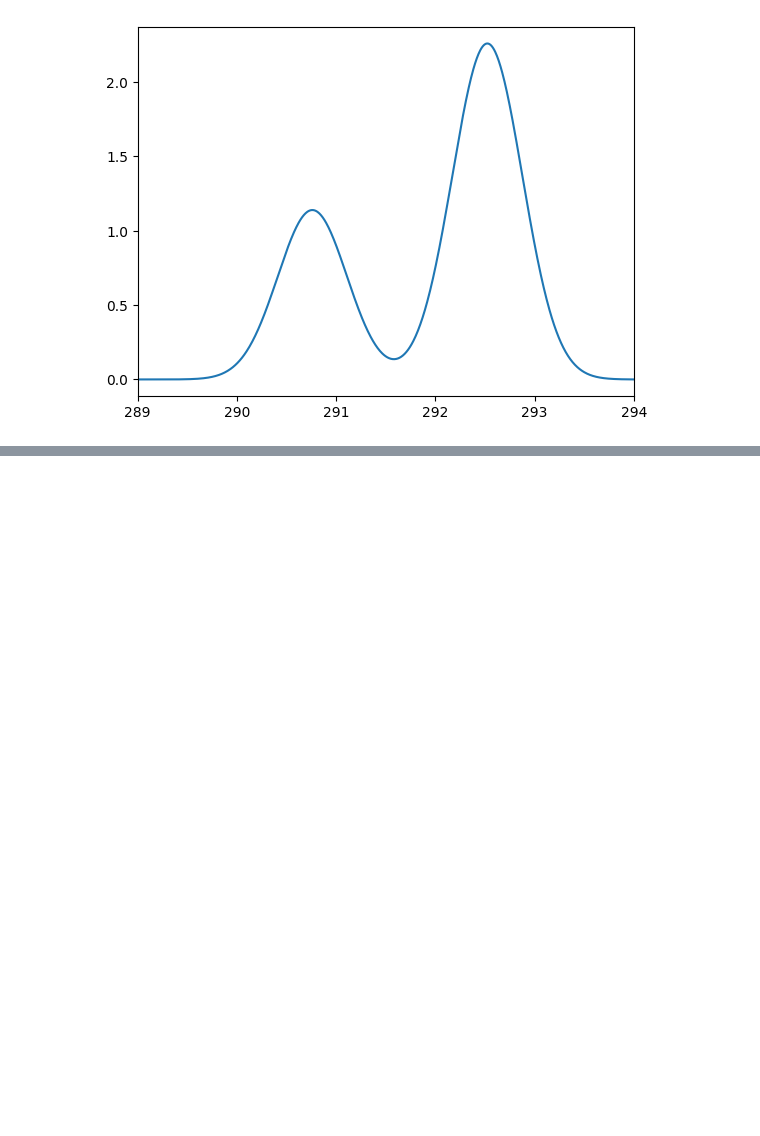
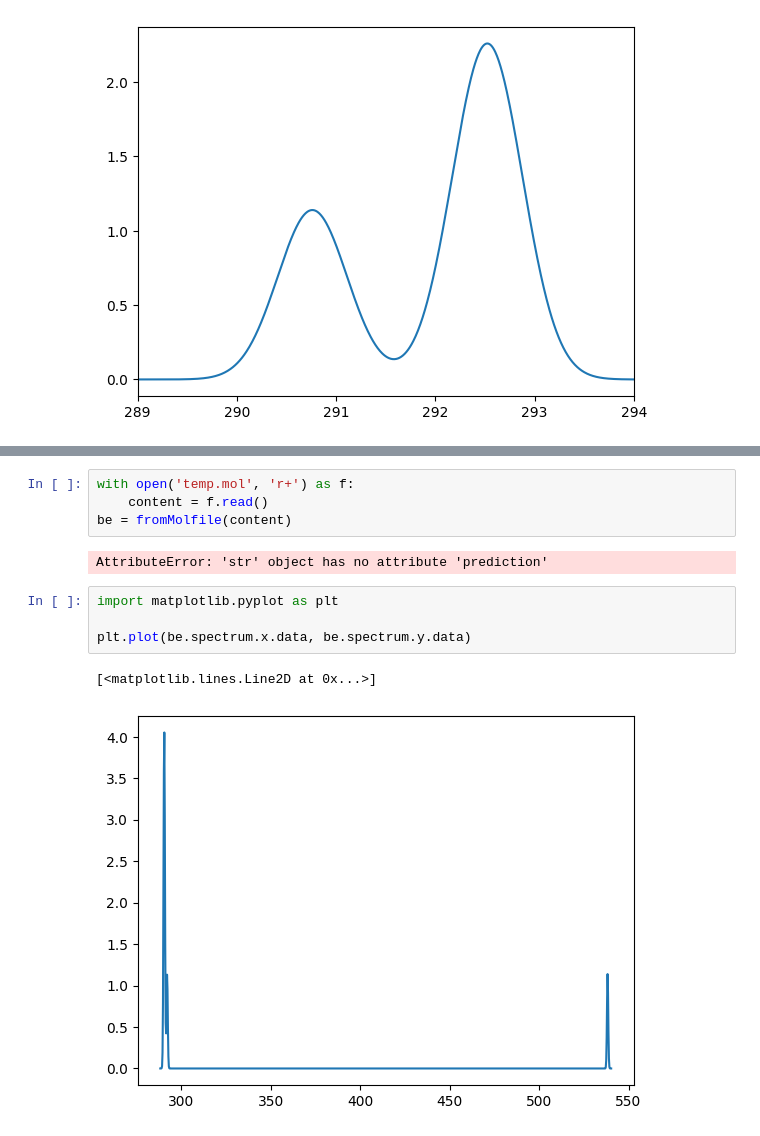
Before and after one commit to cheminfo-py/xps-service, a Jupyter notebook: xps/explore/testing.ipynb, the cells around one changed output, grey strips where cells are left out. Saved outputs shown, nothing was run; the diff lists cells and outputs as text; blank space fills up the shorter version.

```diff
--- a/xps/explore/testing.ipynb
+++ b/xps/explore/testing.ipynb
@@ -61,0 +296,13 @@ plt.xlim(289, 294)
+# %%
+with open('temp.mol', 'r+') as f:
+    content = f.read()
+be = fromMolfile(content)
+# %% [output]
+AttributeError: 'str' object has no attribute 'prediction'
+# %%
+import matplotlib.pyplot as plt
+
+plt.plot(be.spectrum.x.data, be.spectrum.y.data)
+# %% [output]
+[<matplotlib.lines.Line2D at 0x...>]
+[figure, added]
```
Also changed, not shown: parts of 5 cells of this notebook, 9 other files.
